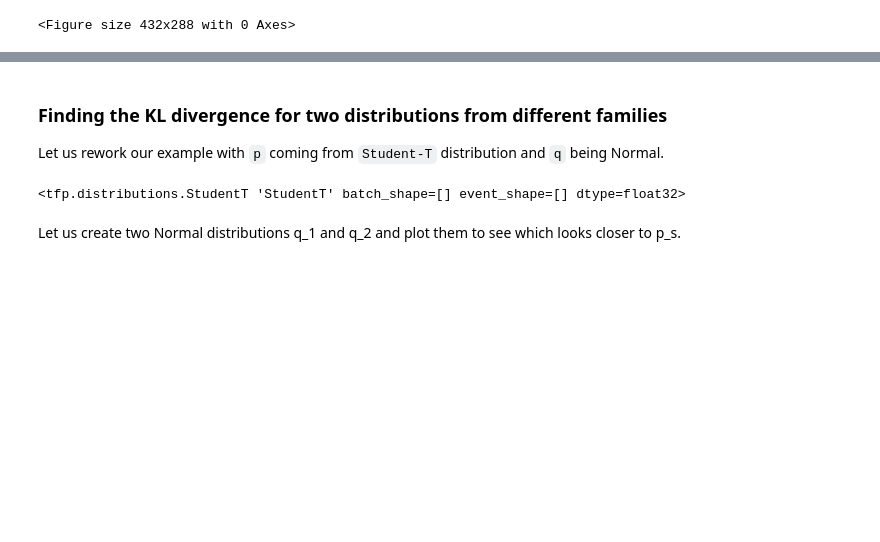
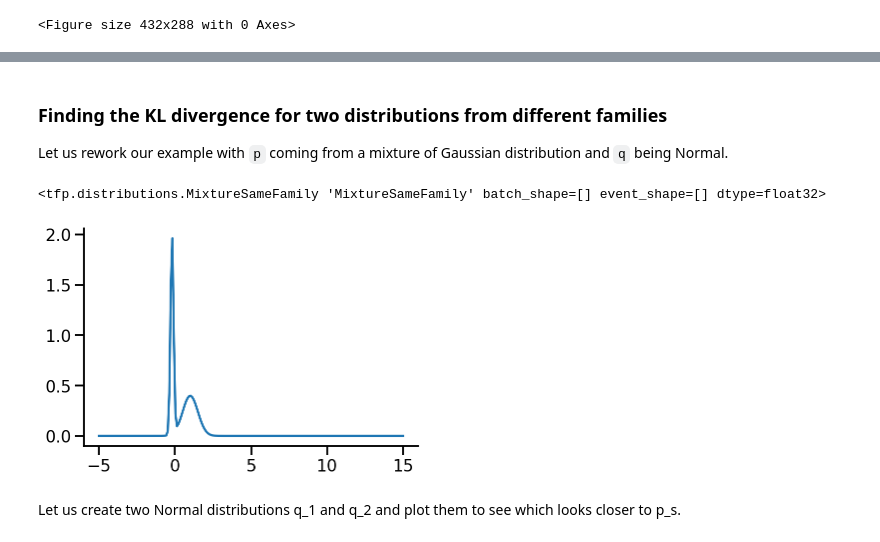
Before and after one commit to nipunbatra/blog-old, a Jupyter notebook: _notebooks/2022-01-29-kl-divergence.ipynb, the cells around one changed output, grey strips where cells are left out. Saved outputs shown, nothing was run; the diff lists cells and outputs as text; code cells hidden in the pictures; blank space fills up the shorter version.

```diff
--- a/_notebooks/2022-01-29-kl-divergence.ipynb
+++ b/_notebooks/2022-01-29-kl-divergence.ipynb
@@ -211,12 +230,23 @@ ani.save('kl_qp.gif', writer='imagemagick', fps=15, dpi=100)
 # %% [markdown]
 ### Finding the KL divergence for two distributions from different families
 
-Let us rework our example with `p` coming from `Student-T` distribution and `q` being Normal.
+Let us rework our example with `p` coming from  a mixture of Gaussian distribution and `q` being Normal.
 # %%
-p_s = tfd.StudentT(df = 3, loc = 3, scale=5)
+p_s  = tfd.MixtureSameFamily(
+    mixture_distribution=tfd.Categorical(
+        probs=[0.5, 0.5]),
+    components_distribution=tfd.Normal(
+      loc=[-.2, 1],       # One for each component.
+      scale=[0.1, 0.5]))  # And same here.
+
 p_s
 # %% [output]
-<tfp.distributions.StudentT 'StudentT' batch_shape=[] event_shape=[] dtype=float32>
+<tfp.distributions.MixtureSameFamily 'MixtureSameFamily' batch_shape=[] event_shape=[] dtype=float32>
+# %%
+plt.plot(z_values, p_s.prob(z_values));
+sns.despine()
+# %% [output]
+[figure, added]
 # %% [markdown]
 Let us create two Normal distributions q_1 and q_2 and plot them to see which looks closer to p_s.
 # %%
```
Also changed, not shown: parts of 47 cells of this notebook, 7 other files.
